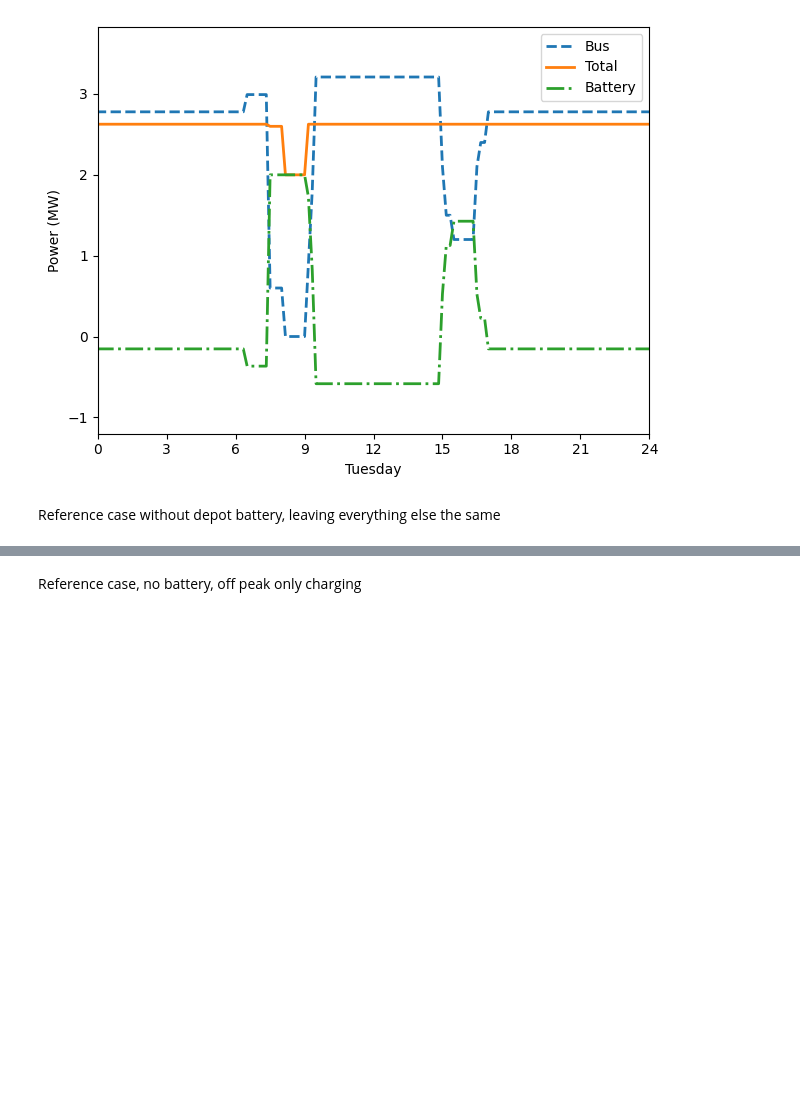
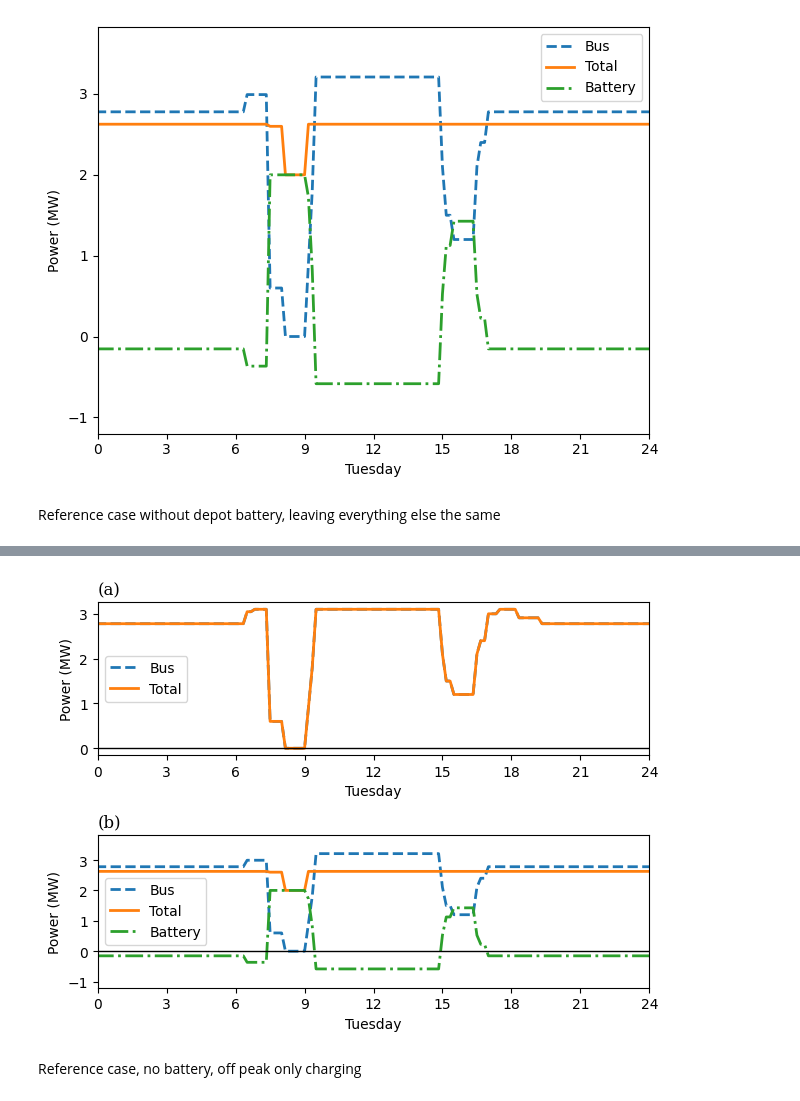
Before and after one commit to bsgip/RouteZero, a Jupyter notebook: scripts/npj_paper-Belconnen.ipynb, the cells around one changed output, grey strips where cells are left out. Saved outputs shown, nothing was run; the diff lists cells and outputs as text; code cells hidden in the pictures; blank space fills up the shorter version.

```diff
--- a/scripts/npj_paper-Belconnen.ipynb
+++ b/scripts/npj_paper-Belconnen.ipynb
@@ -421,6 +452,8 @@ print('Unable to achieve desired final charge by {} %'.format(results['final_soc
 plot_results_paper(results, problem, 'all_times-battery')
 
 all_times_battery = copy.deepcopy(aggregate_power)
+all_times_battery_charging = copy.deepcopy(charging_power)
+all_times_battery_battery = copy.deepcopy(battery_power)
 # %% [output]
 Max grid power is 2626.1971 kW
 Optimised charger configuration is:
@@ -466,4 +499,5 @@ print('Unable to achieve desired final charge by {} %'.format(results['final_soc
 
 plot_results_paper(results, problem, 'all_times-no_battery')
 all_times_no_battery = copy.deepcopy(aggregate_power)
+all_times_no_battery_charging = copy.deepcopy(charging_power)
 # %% [output]
@@ -476,3 +510,43 @@ Unable to achieve desired final charge by 0.0 %
 UserWarning: The figure layout has changed to tight
 [figure]
 [figure]
+# %%
+fig, axs = plt.subplot_mosaic([['(a)'], ['(b)']],
+                            layout='constrained')
+for label, ax in axs.items():
+    ax.set_title(label, fontfamily='serif', loc='left', fontsize='large')
+
+tue_start = 24*1
+tue_end = 24*2
+xticks = tue_start + np.array([0,3,6,9,12,15,18,21,24])*1
+xlabels = ['0','3','6','9','12','15','18','21','24']
+
+
+plt.subplot(2, 1, 1)
+plt.plot(times / 60, all_times_no_battery_charging/1000, '--', label='Bus', linewidth=2)
+plt.plot(times / 60, all_times_no_battery/1000, '-', label='Total', linewidth=2)
+# plt.title('Grid power needed for charging')
+plt.xlabel('Tuesday')
+plt.ylabel('Power (MW)')
+plt.xticks(ticks=xticks, labels=xlabels)
+plt.xlim([tue_start, tue_end])
+plt.legend(loc='center left')
+plt.axhline(0, linestyle='-', color='k', linewidth=1)
+
+plt.subplot(2, 1, 2)
+plt.plot(times / 60, all_times_battery_charging/1000, '--', label='Bus', linewidth=2)
+plt.plot(times / 60, all_times_battery/1000, '-', label='Total', linewidth=2)
+plt.plot(times / 60, all_times_battery_battery/1000, '-.', label='Battery', linewidth=2)
+plt.xlabel('Tuesday')
+plt.ylabel('Power (MW)')
+plt.xticks(ticks=xticks, labels=xlabels)
+plt.yticks(ticks=[-1,0,1,2,3])
+plt.xlim([tue_start, tue_end])
+plt.legend(loc='center left')
+plt.axhline(0, linestyle='-', color='k', linewidth=1)
+
+plt.tight_layout()
+# plt.show()
+plt.savefig('depot_results-all_times-zoom.pdf')
+plt.savefig('depot_results-all_times-zoom.png')
+# %% [output]
@@ -479,3 +554,4 @@ UserWarning: The figure layout has changed to tight
+[figure, added]
 # %% [markdown]
 Reference case, no battery, off peak only charging
 # %%
```
Also changed, not shown: parts of 17 cells of this notebook, 31 other files.
